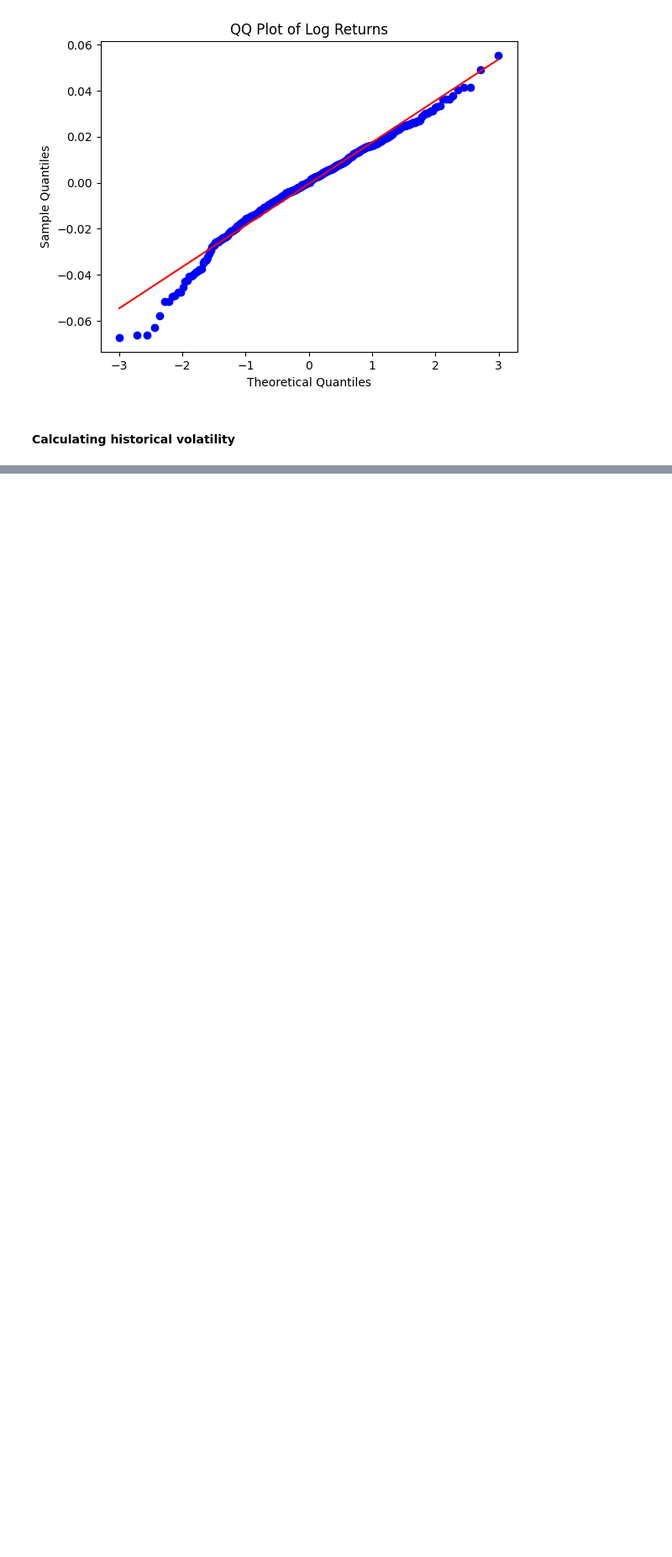
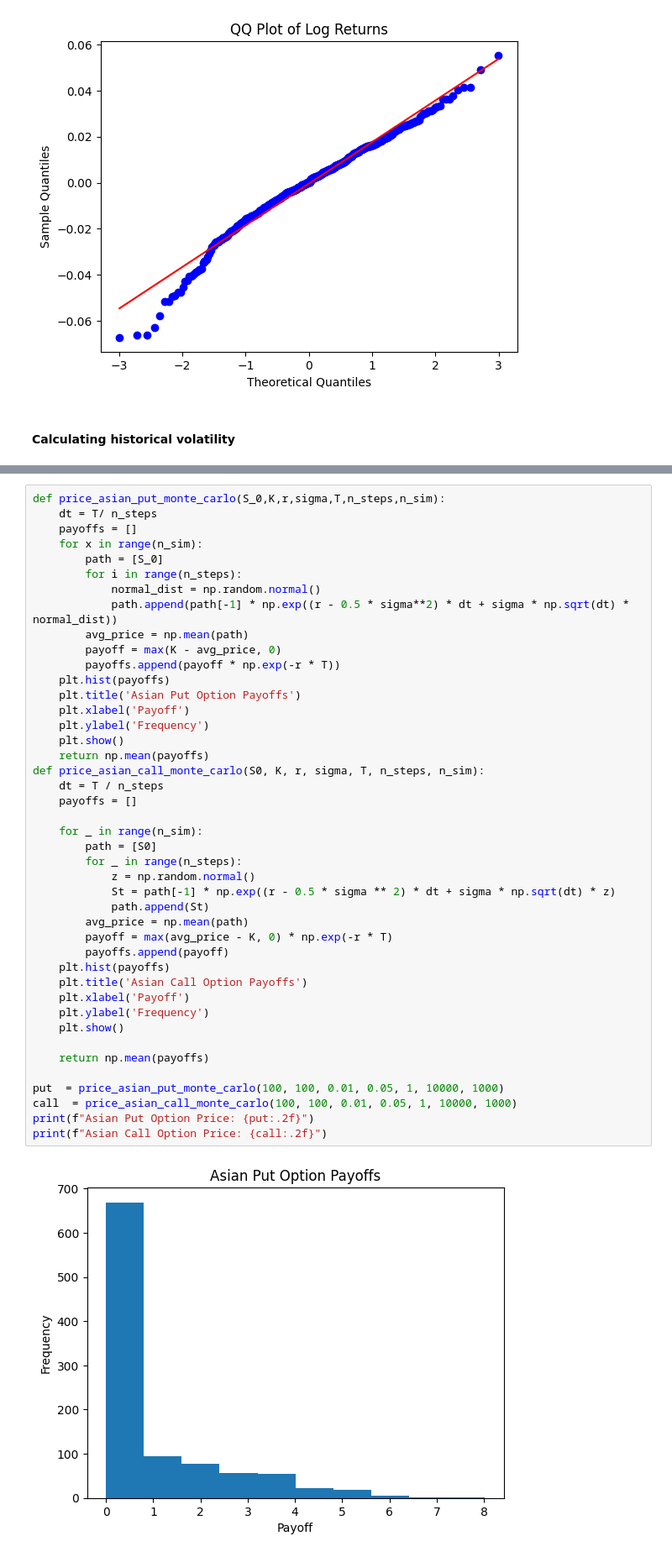
Before and after one commit to sparikh099/fe_620_project, a Jupyter notebook: src/bapm_asian_options.ipynb, the cells around one changed output, grey strips where cells are left out. Shown at 84% size. Cells and saved outputs as stored; diff of their text form; blank space fills up the shorter version.

```diff
--- a/src/bapm_asian_options.ipynb
+++ b/src/bapm_asian_options.ipynb
@@ -47,0 +106,45 @@ def prob_p(r_f, delta_t, sigma):
+# %%
+def price_asian_put_monte_carlo(S_0,K,r,sigma,T,n_steps,n_sim):
+    dt = T/ n_steps
+    payoffs = []
+    for x in range(n_sim):
+        path = [S_0]
+        for i in range(n_steps):
+            normal_dist = np.random.normal()
+            path.append(path[-1] * np.exp((r - 0.5 * sigma**2) * dt + sigma * np.sqrt(dt) * normal_dist))
+        avg_price = np.mean(path)
+        payoff = max(K - avg_price, 0)
+        payoffs.append(payoff * np.exp(-r * T))
+    plt.hist(payoffs)
+    plt.title('Asian Put Option Payoffs')
+    plt.xlabel('Payoff')
+    plt.ylabel('Frequency')
+    plt.show()
+    return np.mean(payoffs)
+def price_asian_call_monte_carlo(S0, K, r, sigma, T, n_steps, n_sim):
+    dt = T / n_steps
+    payoffs = []
+
+    for _ in range(n_sim):
+        path = [S0]
+        for _ in range(n_steps):
+            z = np.random.normal()
+            St = path[-1] * np.exp((r - 0.5 * sigma ** 2) * dt + sigma * np.sqrt(dt) * z)
+            path.append(St)
+        avg_price = np.mean(path)
+        payoff = max(avg_price - K, 0) * np.exp(-r * T)
+        payoffs.append(payoff)
+    plt.hist(payoffs)
+    plt.title('Asian Call Option Payoffs')
+    plt.xlabel('Payoff')
+    plt.ylabel('Frequency')
+    plt.show()
+
+    return np.mean(payoffs)
+
+put  = price_asian_put_monte_carlo(100, 100, 0.01, 0.05, 1, 10000, 1000)
+call  = price_asian_call_monte_carlo(100, 100, 0.01, 0.05, 1, 10000, 1000)
+print(f"Asian Put Option Price: {put:.2f}")
+print(f"Asian Call Option Price: {call:.2f}")
+# %% [output]
+[figure, added]
```
Also changed, not shown: parts of 13 cells of this notebook.
